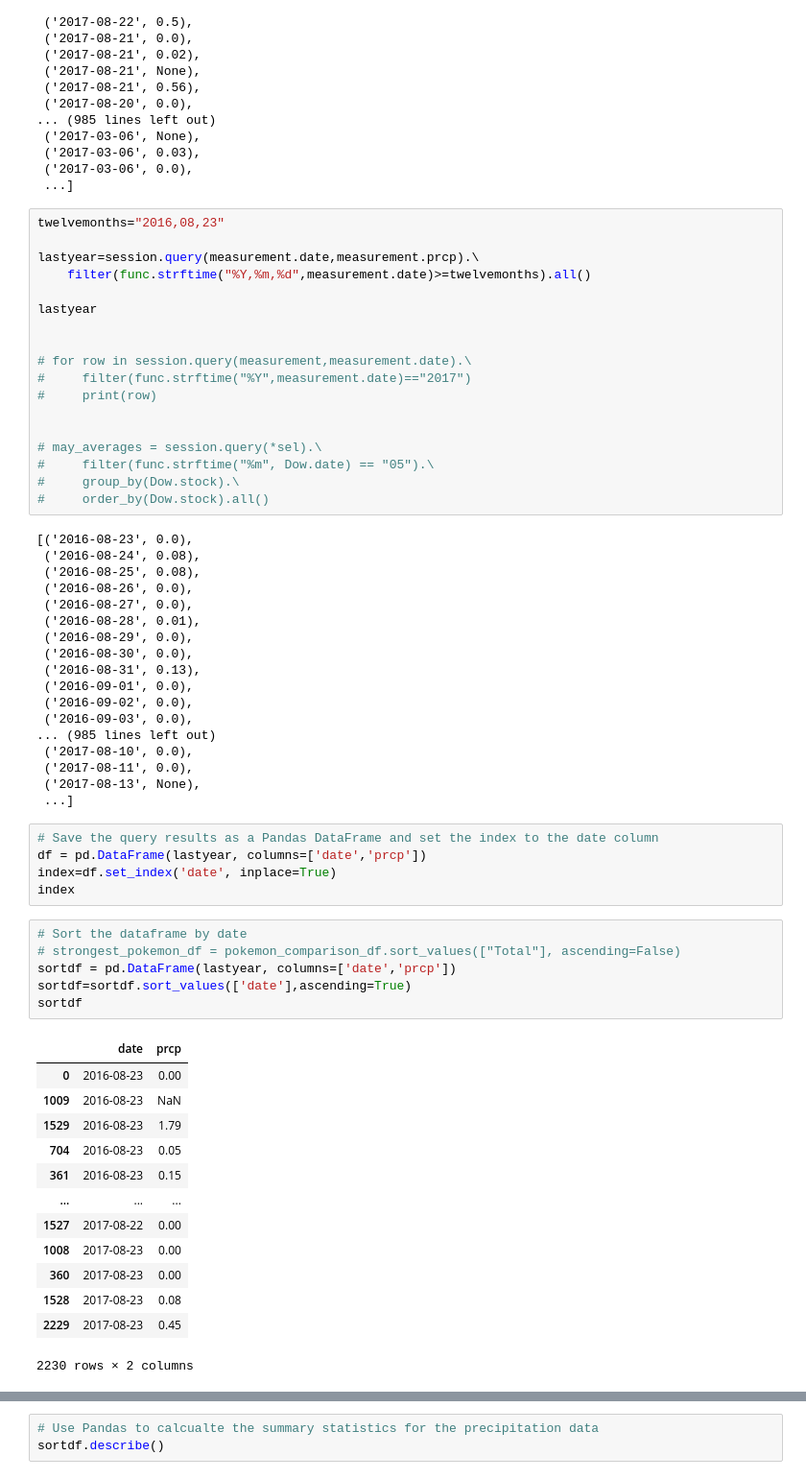
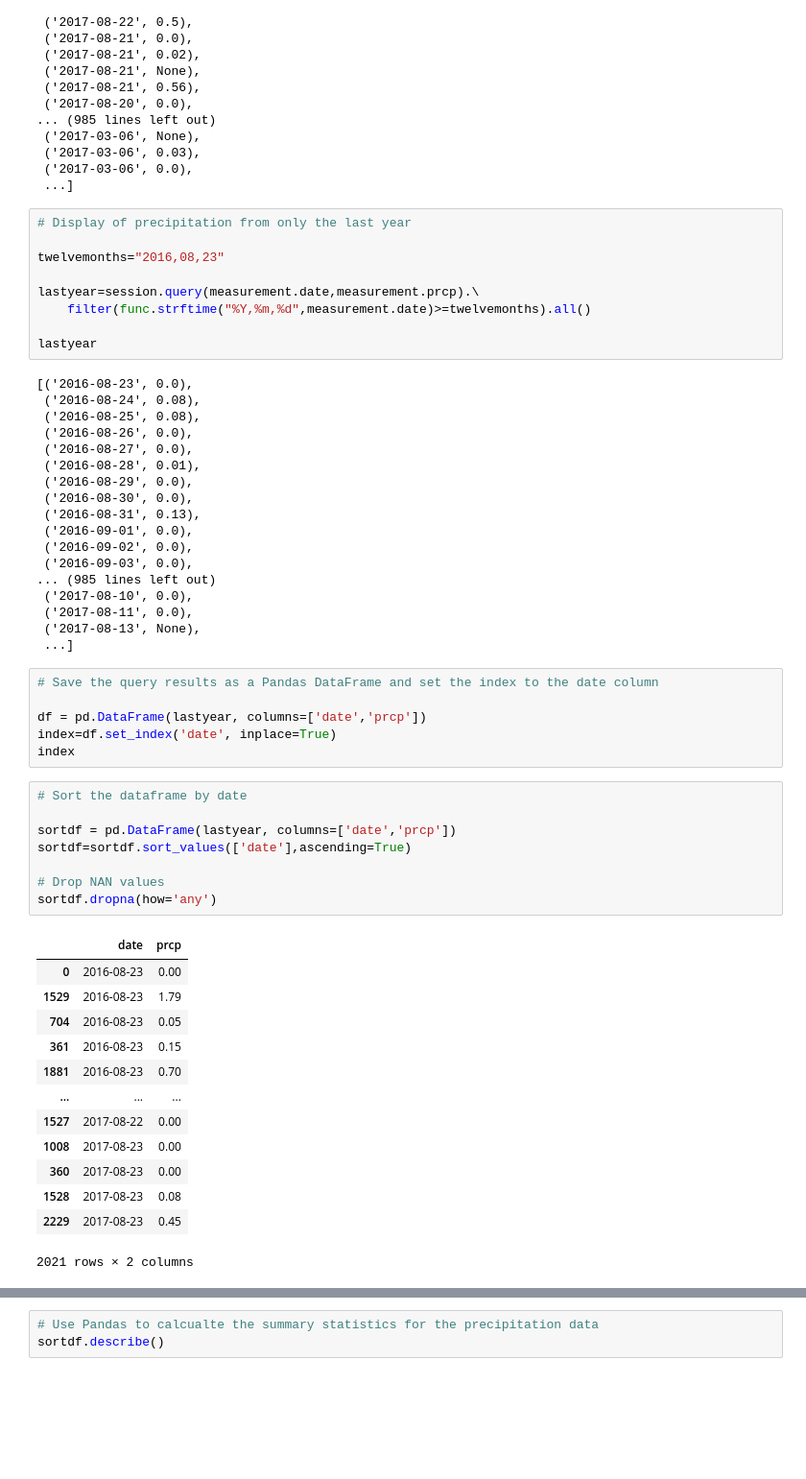
Before and after one commit to walaha2002/sqlalchemy-challenge, a Jupyter notebook: climate_starter.ipynb, the cells around one changed output, grey strips where cells are left out. Shown at 96% size. Drawn from its saved outputs; the diff is of its cells as text; blank space fills up the shorter version.

```diff
--- a/climate_starter.ipynb
+++ b/climate_starter.ipynb
@@ -91,23 +92,14 @@ precip
  ('2017-03-06', 0.0),
  ...]
 # %%
+# Display of precipitation from only the last year
+
 twelvemonths="2016,08,23"
 
 lastyear=session.query(measurement.date,measurement.prcp).\
     filter(func.strftime("%Y,%m,%d",measurement.date)>=twelvemonths).all()
 
 lastyear
-
-
-# for row in session.query(measurement,measurement.date).\
-#     filter(func.strftime("%Y",measurement.date)=="2017")
-#     print(row)
-
-
-# may_averages = session.query(*sel).\
-#     filter(func.strftime("%m", Dow.date) == "05").\
-#     group_by(Dow.stock).\
-#     order_by(Dow.stock).all()
 # %% [output]
 [('2016-08-23', 0.0),
  ('2016-08-24', 0.08),
@@ -128,29 +120,32 @@ lastyear
  ...]
 # %%
 # Save the query results as a Pandas DataFrame and set the index to the date column
+
 df = pd.DataFrame(lastyear, columns=['date','prcp'])
 index=df.set_index('date', inplace=True)
 index
 # %%
 # Sort the dataframe by date
-# strongest_pokemon_df = pokemon_comparison_df.sort_values(["Total"], ascending=False)
+
 sortdf = pd.DataFrame(lastyear, columns=['date','prcp'])
 sortdf=sortdf.sort_values(['date'],ascending=True)
-sortdf
+
+# Drop NAN values
+sortdf.dropna(how='any')
 # %% [output]
 |  | date | prcp |
 | 0 | 2016-08-23 | 0.00 |
-| 1009 | 2016-08-23 | NaN |
 | 1529 | 2016-08-23 | 1.79 |
 | 704 | 2016-08-23 | 0.05 |
 | 361 | 2016-08-23 | 0.15 |
+| 1881 | 2016-08-23 | 0.70 |
 | ... | ... | ... |
 | 1527 | 2017-08-22 | 0.00 |
 | 1008 | 2017-08-23 | 0.00 |
 | 360 | 2017-08-23 | 0.00 |
 | 1528 | 2017-08-23 | 0.08 |
 | 2229 | 2017-08-23 | 0.45 |
-2230 rows × 2 columns
+2021 rows × 2 columns
 # %%
 # Use Pandas Plotting with Matplotlib to plot the data
 
```
Also changed, not shown: parts of 11 cells of this notebook.
